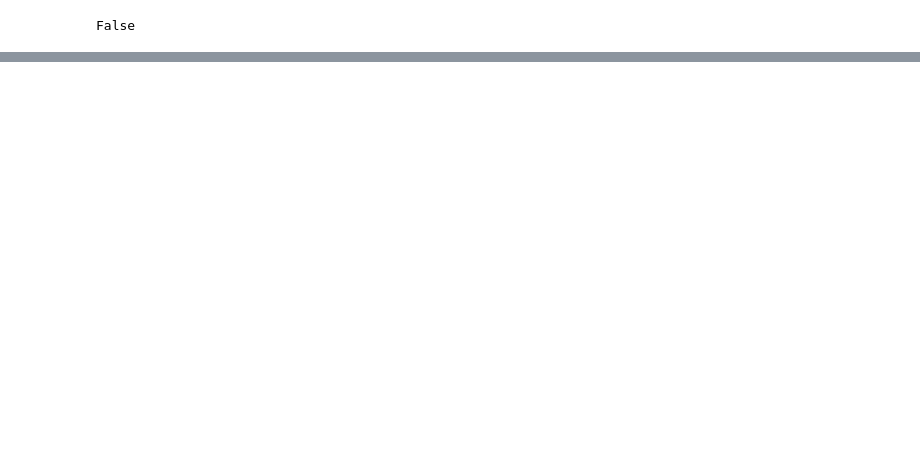
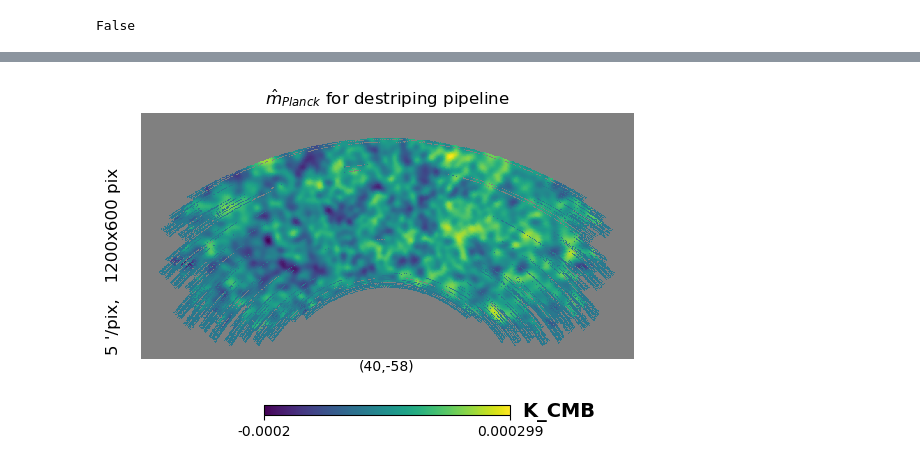
Before and after one commit to julientang/M2-internship, a Jupyter notebook: notebook/Observation_Planck.ipynb, the cells around one changed output, grey strips where cells are left out. Cells and saved outputs as stored; diff of their text form; code cells hidden in the pictures; blank space fills up the shorter version.

```diff
--- a/notebook/Observation_Planck.ipynb
+++ b/notebook/Observation_Planck.ipynb
@@ -259,0 +421,4 @@ RuntimeError: Noise model noise_model does not exist in observation POLE_DEEP-16
+# %%
+hitmap_planck = hp.read_map("Planck/MapMaker_hits.fits", dtype = float,field = None)
+planck_destriping= hp.read_map("Planck/MapMaker_map.fits", dtype = float,field = None)
+planck_rcond= hp.read_map("Planck/MapMaker_rcond.fits", dtype = float,field = None)
@@ -259,0 +435,2 @@ RuntimeError: Noise model noise_model does not exist in observation POLE_DEEP-16
+# %%
+planck_destriping[:,hitmap_planck==0] = hp.UNSEEN
@@ -259,0 +440,4 @@ RuntimeError: Noise model noise_model does not exist in observation POLE_DEEP-16
+# %%
+hp.gnomview(planck_destriping[0],rot = (40,-58),xsize = 1200,ysize=600,reso = 5, title = '$\hat{m}_{Planck}$ for destriping pipeline', unit='K_CMB')
+# %% [output]
+[figure, added]
```
Also changed, not shown: parts of 43 cells of this notebook.
